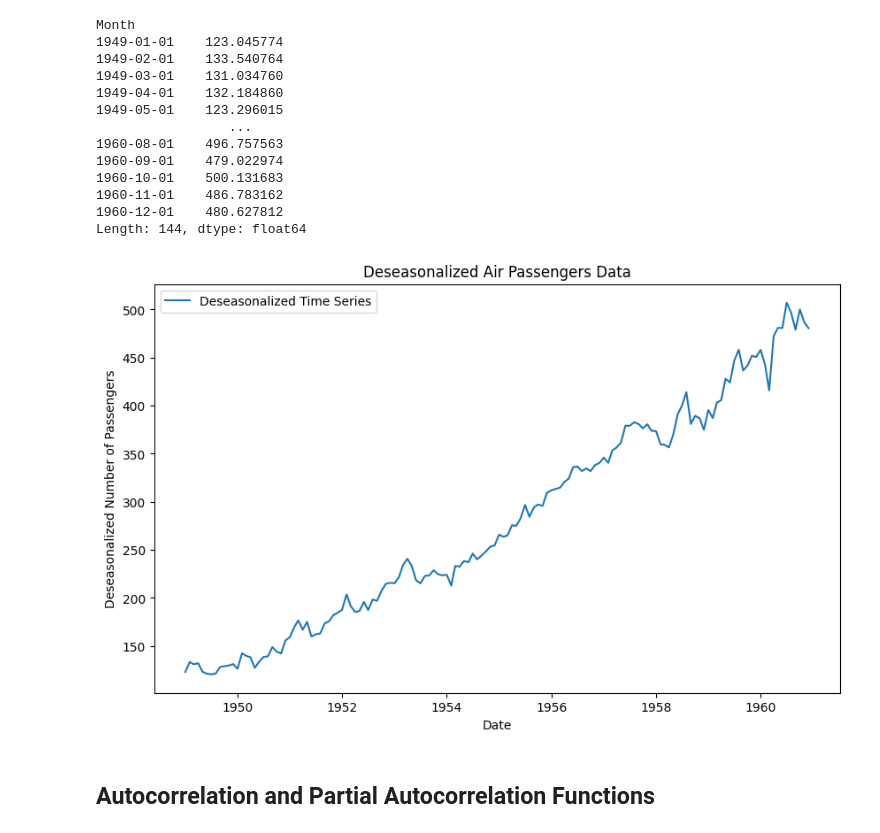
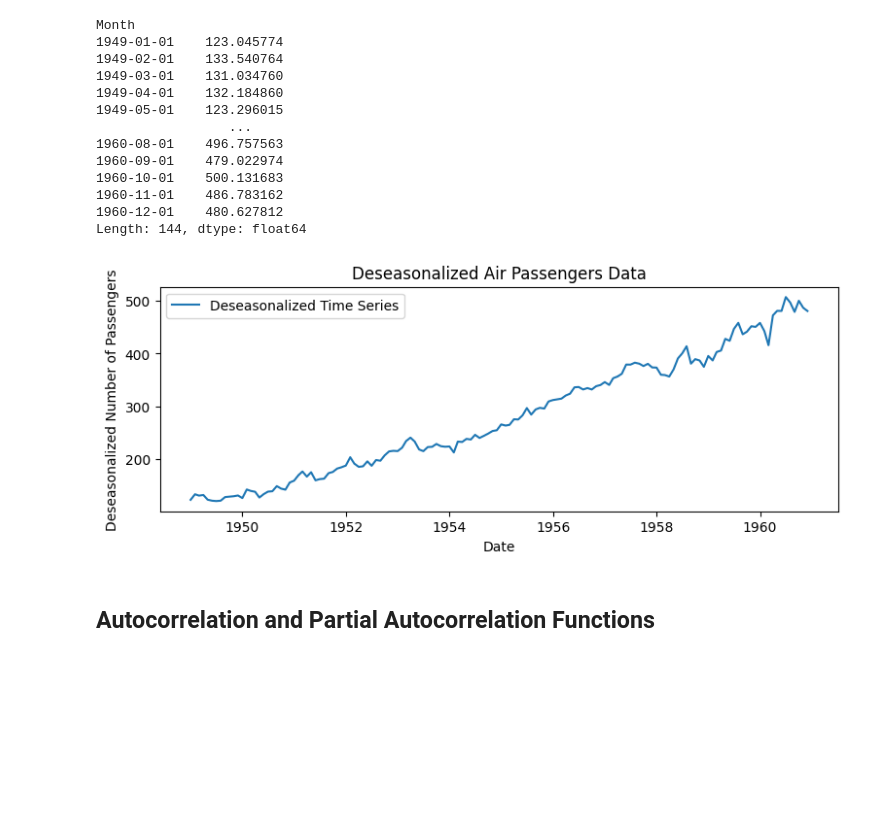
Before and after one commit to amansetu03/DS-Internship-Celebal-Technology, a Jupyter notebook: Week-5-Statistics/Task/Notebook/Task-T1.ipynb, the cells around one changed output. Cells and saved outputs as stored; diff of their text form; code cells hidden in the pictures; blank space fills up the shorter version.

```diff
--- a/Week-5-Statistics/Task/Notebook/Task-T1.ipynb
+++ b/Week-5-Statistics/Task/Notebook/Task-T1.ipynb
@@ -114,15 +114,15 @@ Month
 1960-12-01    480.627812
 Length: 144, dtype: float64
 # %%
-plt.figure(figsize=(10, 6))
+plt.figure(figsize=(9, 3))
 plt.plot(deseasonalized, label='Deseasonalized Time Series')
 plt.title('Deseasonalized Air Passengers Data')
 plt.xlabel('Date')
 plt.ylabel('Deseasonalized Number of Passengers')
 plt.legend()
 plt.show()
 # %% [output]
-[figure, old version]
+[figure, new version]
 # %% [markdown]
 ## Autocorrelation and Partial Autocorrelation Functions
 # %%
```
Also changed, not shown: parts of 4 cells of this notebook, 1 other file.
